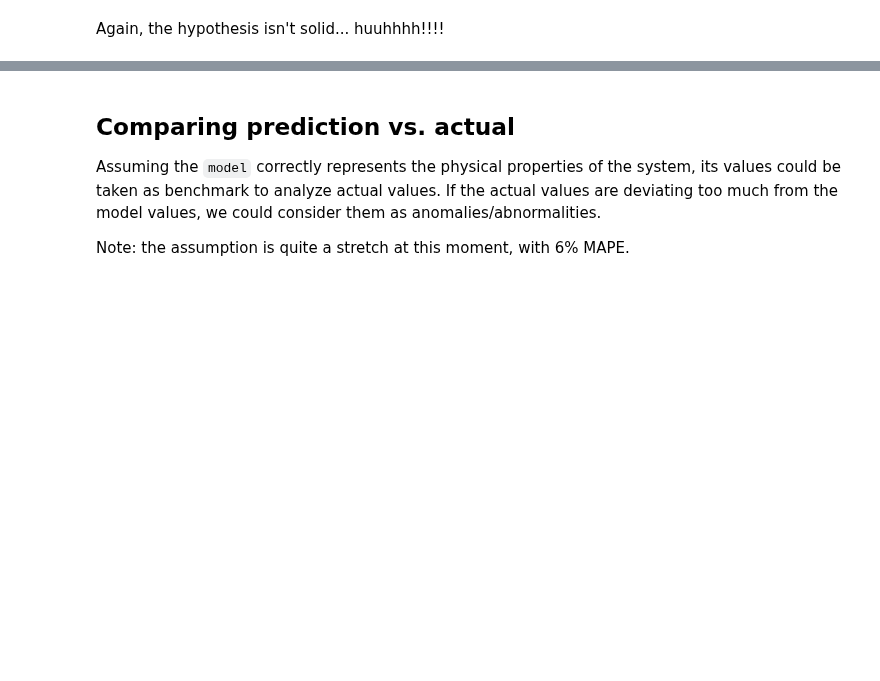
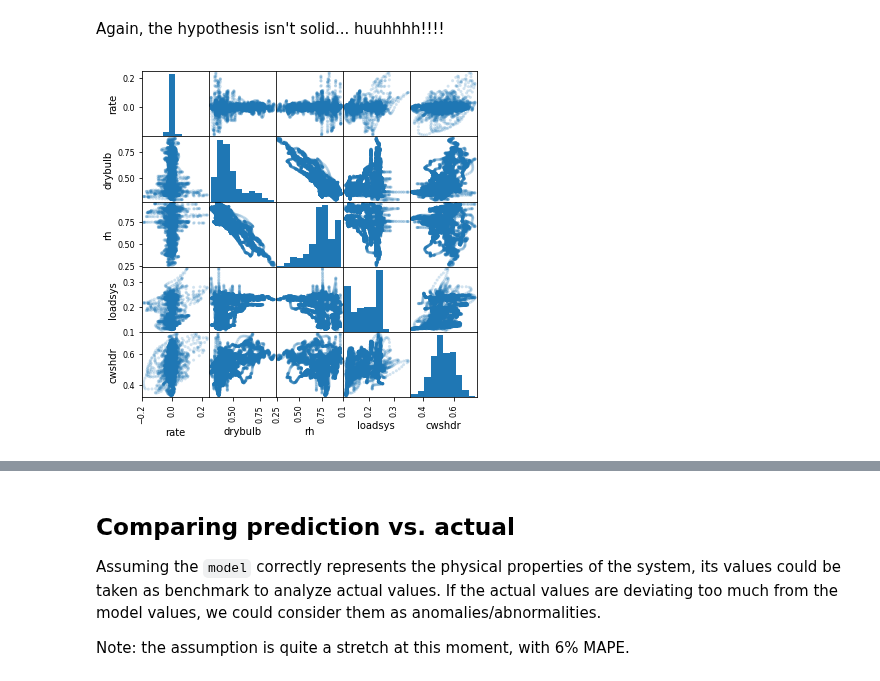
Before and after one commit to MiachelGu/chiller-plants, a Jupyter notebook: notebooks/13. Abnormalities.ipynb, the cells around one changed output, grey strips where cells are left out. Saved outputs shown, nothing was run; the diff lists cells and outputs as text; code cells hidden in the pictures; blank space fills up the shorter version.

```diff
--- a/notebooks/13. Abnormalities.ipynb
+++ b/notebooks/13. Abnormalities.ipynb
@@ -65,2 +67,8 @@ test[["rate", "train_rate_min", "train_rate_max", "cwshdr"]].plot(ax=ax)
 # %% [markdown]
 Again, the hypothesis isn't solid... huuhhhh!!!!
+# %%
+from pandas.plotting import scatter_matrix
+d = test[ ["rate", "drybulb", "rh", "loadsys", "cwshdr", "abnormal"] ]
+ax = scatter_matrix(d, figsize=(6,6), alpha=.2)
+# %% [output]
+[figure, added]
```
Also changed, not shown: parts of 5 cells of this notebook, 1 other file.
